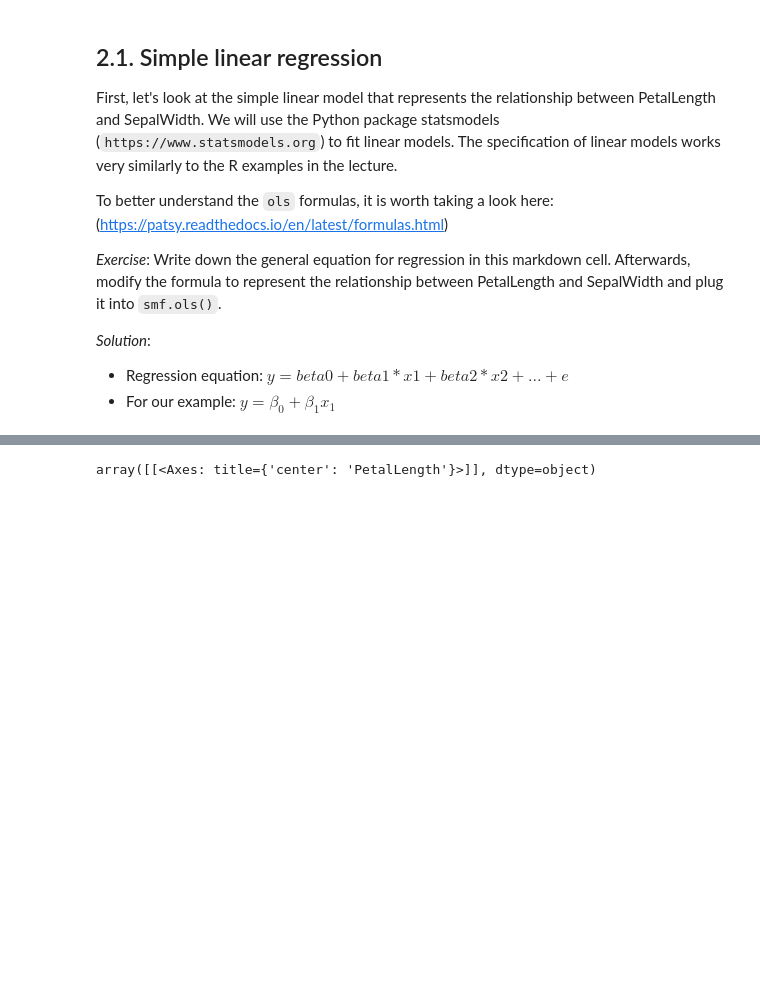
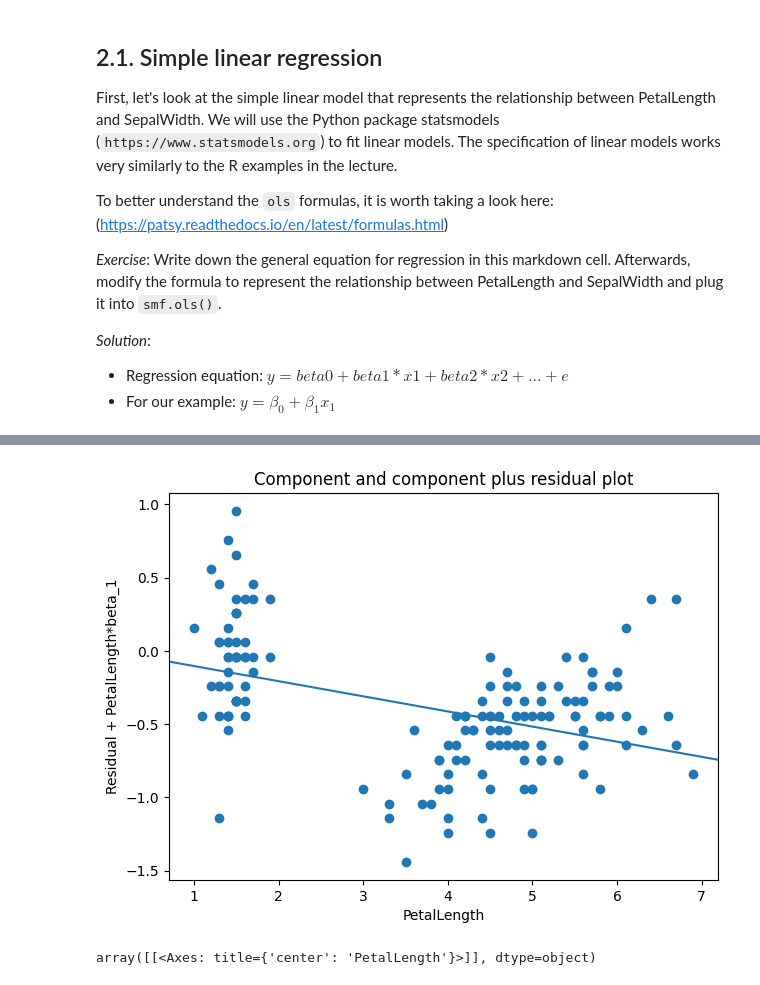
Before and after one commit to luimui/KI-2, a Jupyter notebook: 02_linear_models.ipynb, the cells around one changed output, grey strips where cells are left out. Cells and saved outputs as stored; diff of their text form; code cells hidden in the pictures; blank space fills up the shorter version.

```diff
--- a/02_linear_models.ipynb
+++ b/02_linear_models.ipynb
@@ -129,3 +149,8 @@ ValueError: ignored
+# %%
+fig = sm.graphics.plot_ccpr(results, "PetalLength")
+fig.tight_layout(pad=1.0)
+# %% [output]
+[figure, added]
 # %%
 df.hist(column='PetalLength',bins=10)
 # %% [output]
```
Also changed, not shown: parts of 15 cells of this notebook.
